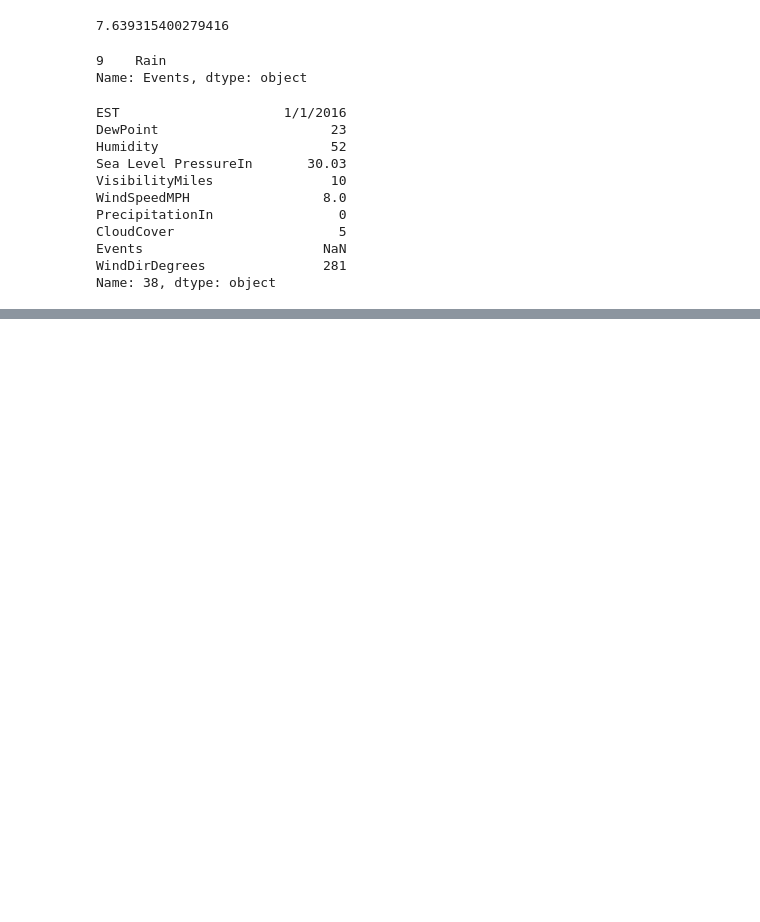
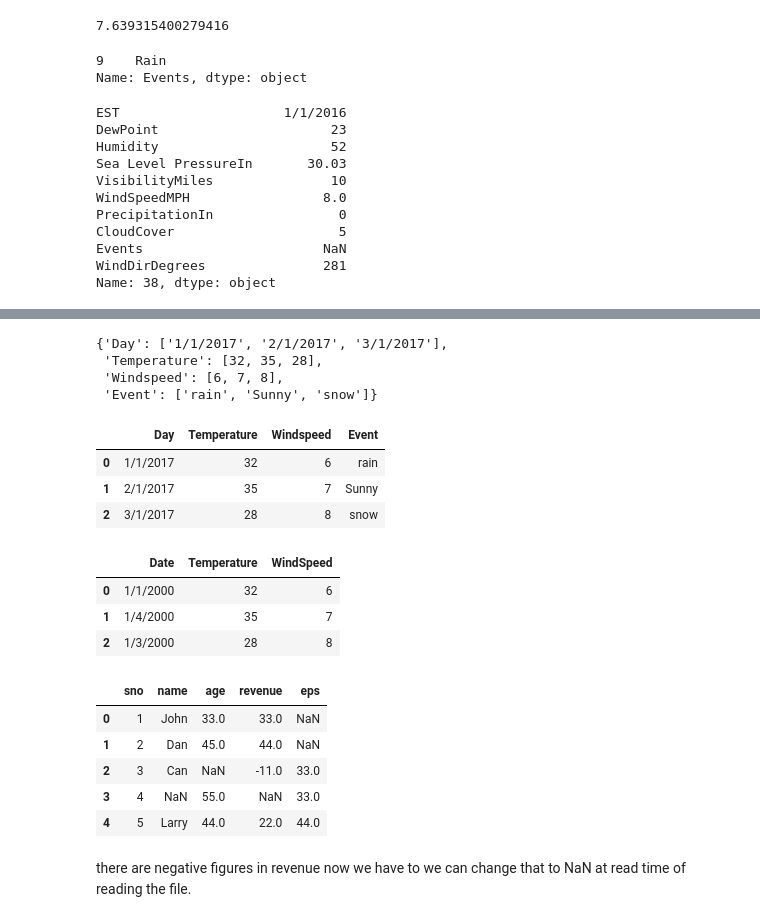
Before and after one commit to nazkisam/PandasLearningProject, a Jupyter notebook: pandas.ipynb, the cells around one changed output, grey strips where cells are left out. Cells and saved outputs as stored; diff of their text form; code cells hidden in the pictures; blank space fills up the shorter version.

Commit message:
different methods to read csv and clean the data at time time of reading

```diff
--- a/pandas.ipynb
+++ b/pandas.ipynb
@@ -105,0 +120,7 @@ df
+# %%
+dfDict
+# %% [output]
+{'Day': ['1/1/2017', '2/1/2017', '3/1/2017'],
+ 'Temperature': [32, 35, 28],
+ 'Windspeed': [6, 7, 8],
+ 'Event': ['rain', 'Sunny', 'snow']}
@@ -105,0 +129,7 @@ df
+# %%
+dfDict
+# %% [output]
+|  | Day | Temperature | Windspeed | Event |
+| 0 | 1/1/2017 | 32 | 6 | rain |
+| 1 | 2/1/2017 | 35 | 7 | Sunny |
+| 2 | 3/1/2017 | 28 | 8 | snow |
@@ -105,0 +144,19 @@ df
+# %%
+dfTuple
+# %% [output]
+|  | Date | Temperature | WindSpeed |
+| 0 | 1/1/2000 | 32 | 6 |
+| 1 | 1/4/2000 | 35 | 7 |
+| 2 | 1/3/2000 | 28 | 8 |
+# %%
+#Replacing the missing values to NaN at the time of reading the file.
+pd.read_csv('Book2.csv',na_values = ['not available','na'])
+# %% [output]
+|  | sno | name | age | revenue | eps |
+| 0 | 1 | John | 33.0 | 33.0 | NaN |
+| 1 | 2 | Dan | 45.0 | 44.0 | NaN |
+| 2 | 3 | Can | NaN | -11.0 | 33.0 |
+| 3 | 4 | NaN | 55.0 | NaN | 33.0 |
+| 4 | 5 | Larry | 44.0 | 22.0 | 44.0 |
+# %% [markdown]
+there are negative figures in revenue now we have to we can change that to NaN at read time of reading the file.
```
Also changed, not shown: parts of 5 cells of this notebook, 3 other files.
